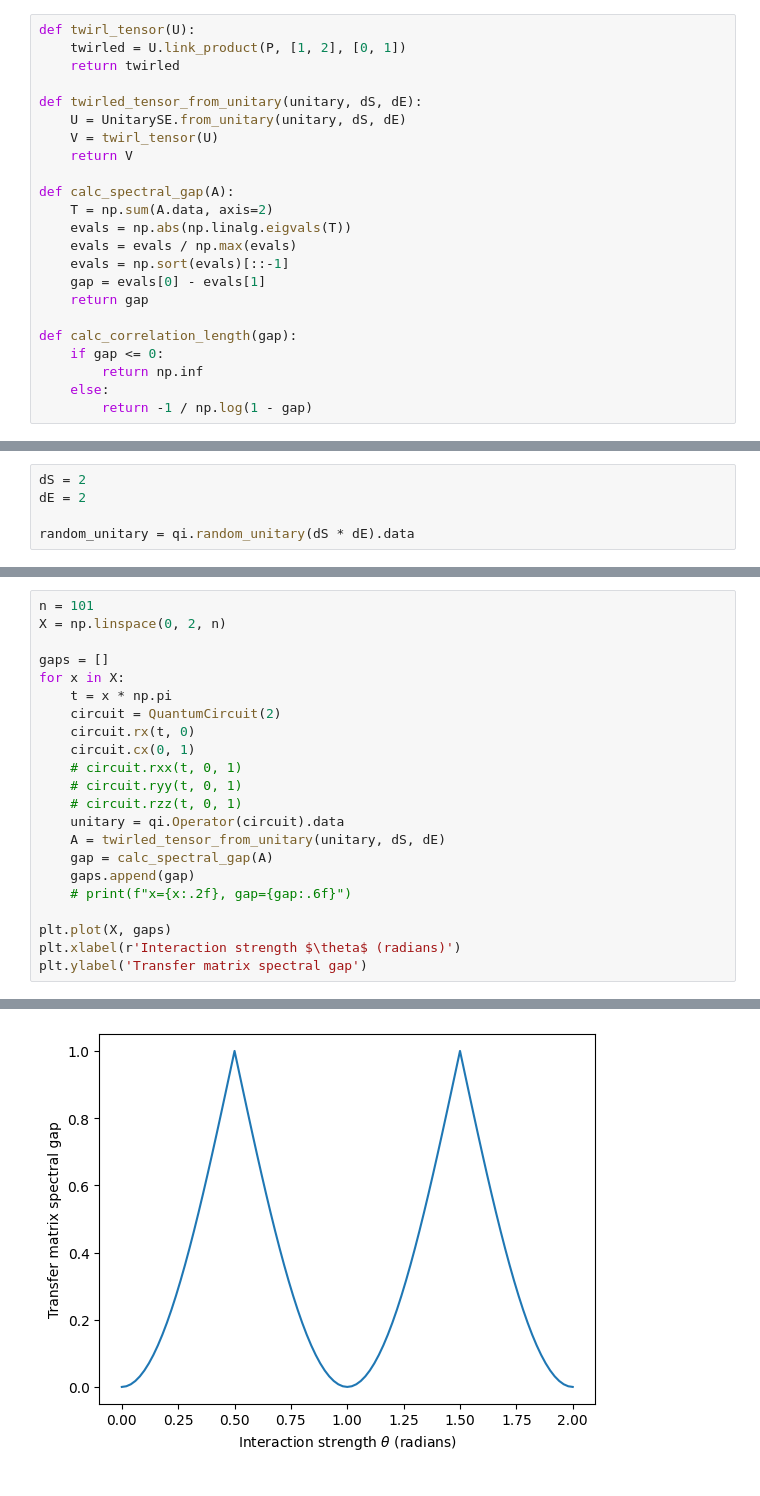
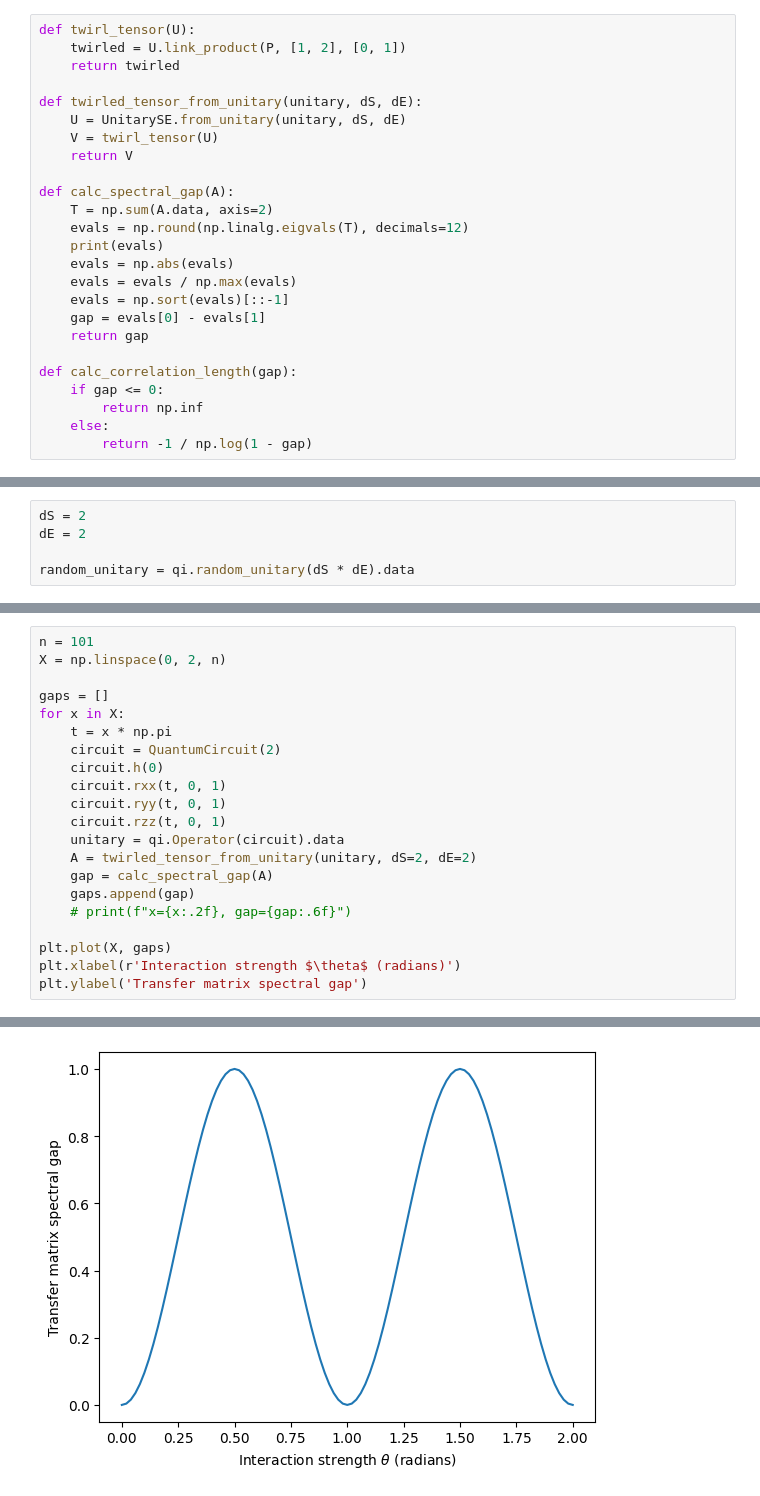
Before and after one commit to jkfids/corrqec2, a Jupyter notebook: notebooks/spc_mps.ipynb, the cells around one changed output, grey strips where cells are left out. Drawn from its saved outputs; the diff is of its cells as text.

```diff
--- a/notebooks/spc_mps.ipynb
+++ b/notebooks/spc_mps.ipynb
@@ -38,7 +38,9 @@ def twirled_tensor_from_unitary(unitary, dS, dE):
 
 def calc_spectral_gap(A):
     T = np.sum(A.data, axis=2)
-    evals = np.abs(np.linalg.eigvals(T))
+    evals = np.round(np.linalg.eigvals(T), decimals=12)
+    print(evals)
+    evals = np.abs(evals)
     evals = evals / np.max(evals)
     evals = np.sort(evals)[::-1]
     gap = evals[0] - evals[1]
@@ -85,13 +88,12 @@ gaps = []
 for x in X:
     t = x * np.pi
     circuit = QuantumCircuit(2)
-    circuit.rx(t, 0)
-    circuit.cx(0, 1)
-    # circuit.rxx(t, 0, 1)
-    # circuit.ryy(t, 0, 1)
-    # circuit.rzz(t, 0, 1)
+    circuit.h(0)
+    circuit.rxx(t, 0, 1)
+    circuit.ryy(t, 0, 1)
+    circuit.rzz(t, 0, 1)
     unitary = qi.Operator(circuit).data
-    A = twirled_tensor_from_unitary(unitary, dS, dE)
+    A = twirled_tensor_from_unitary(unitary, dS=2, dE=2)
     gap = calc_spectral_gap(A)
     gaps.append(gap)
     # print(f"x={x:.2f}, gap={gap:.6f}")
@@ -104 +123 @@ Text(0, 0.5, 'Transfer matrix spectral gap')
-[figure, old version]
+[figure, new version]
```
Also changed, not shown: parts of 12 cells of this notebook, 26 other files.
